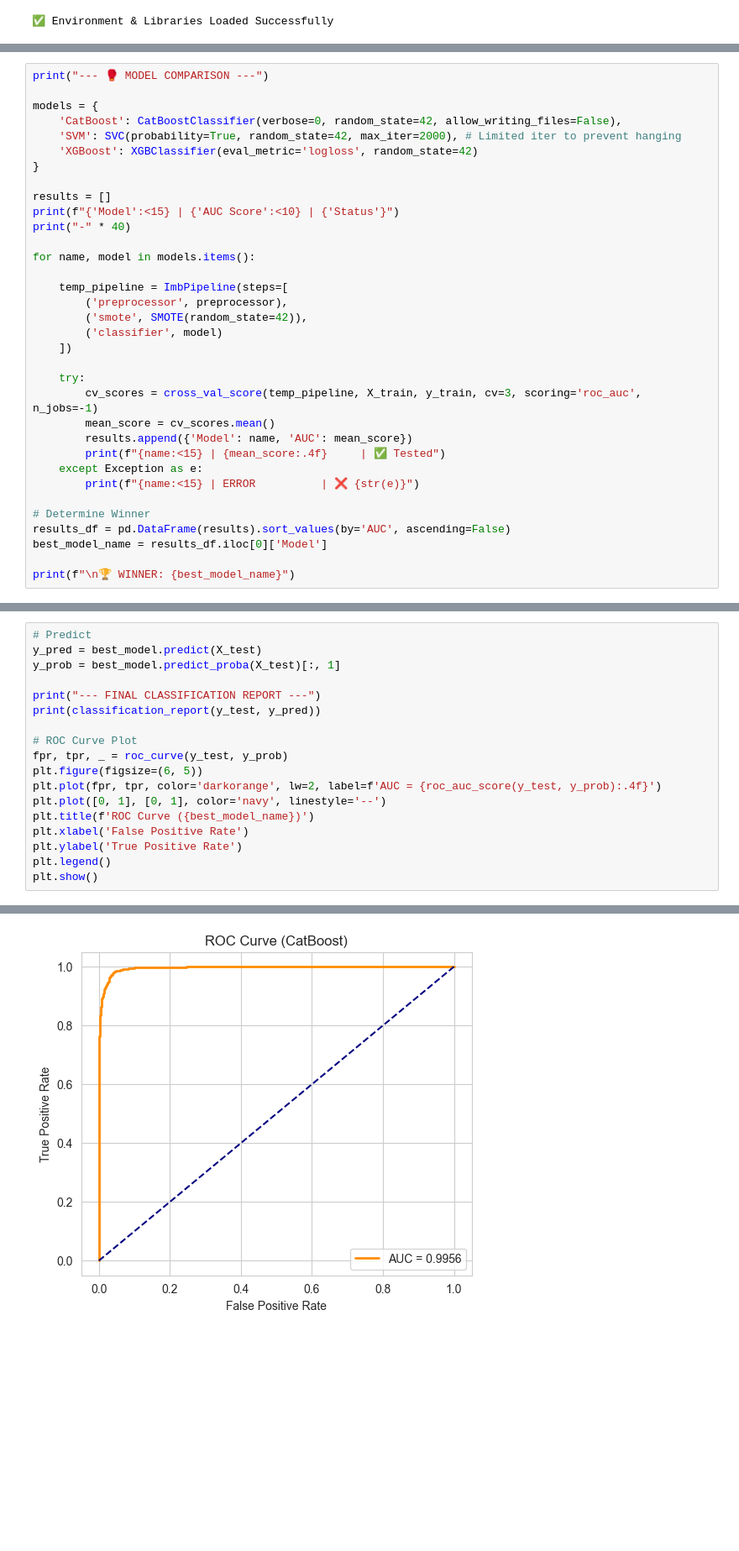
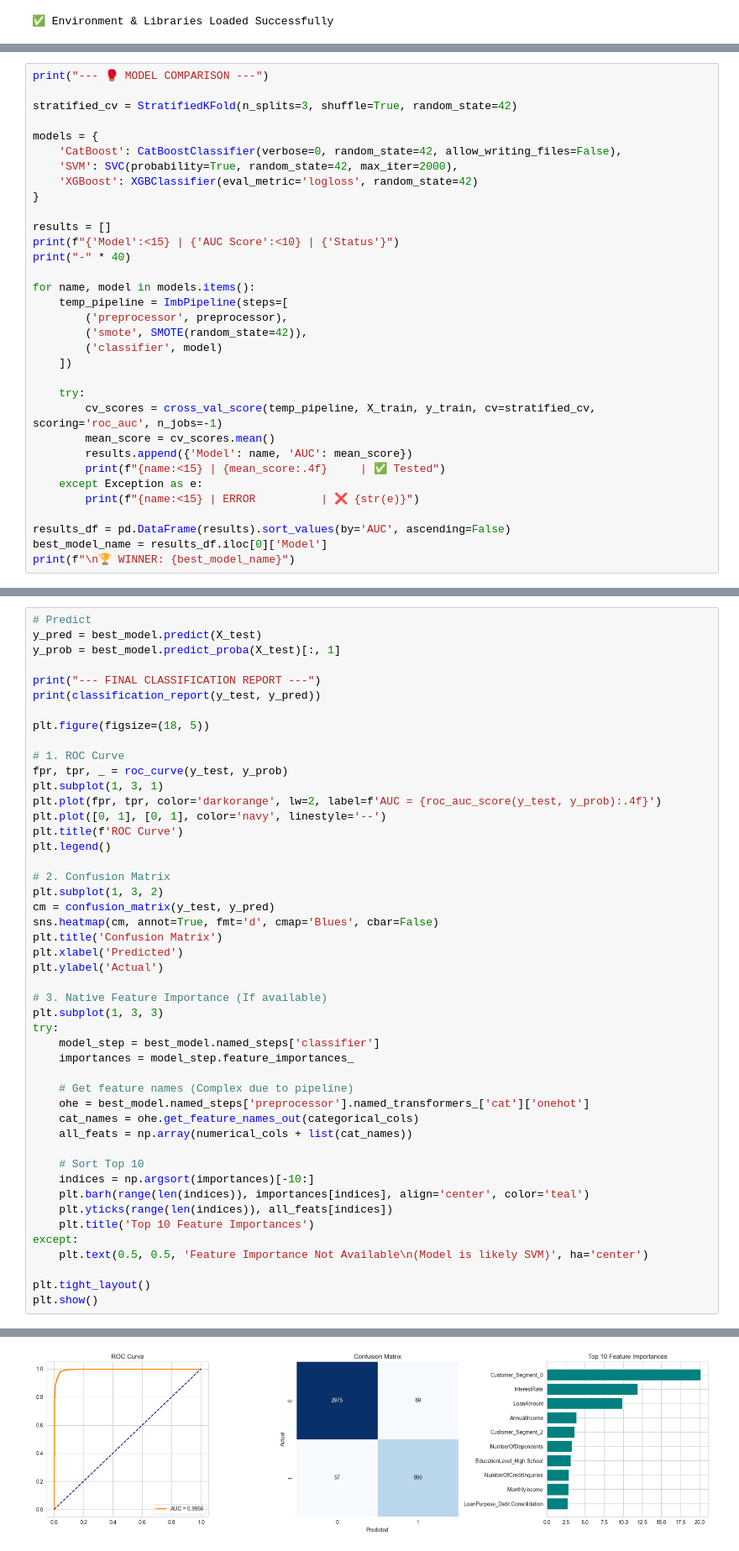
Before and after one commit to AnujanN/Financial-Risk-Modeling, a Jupyter notebook: Loan analysis.ipynb, the cells around one changed output, grey strips where cells are left out. Shown at 84% size. Cells and saved outputs as stored; diff of their text form; blank space fills up the shorter version.

```diff
--- a/Loan analysis.ipynb
+++ b/Loan analysis.ipynb
@@ -182,9 +221,11 @@ print("✅ Preprocessing Pipeline Configured")
 # %%
 print("--- 🥊 MODEL COMPARISON ---")
 
+stratified_cv = StratifiedKFold(n_splits=3, shuffle=True, random_state=42)
+
 models = {
     'CatBoost': CatBoostClassifier(verbose=0, random_state=42, allow_writing_files=False),
-    'SVM': SVC(probability=True, random_state=42, max_iter=2000), # Limited iter to prevent hanging
+    'SVM': SVC(probability=True, random_state=42, max_iter=2000),
     'XGBoost': XGBClassifier(eval_metric='logloss', random_state=42)
 }
 
@@ -193,7 +234,6 @@ print(f"{'Model':<15} | {'AUC Score':<10} | {'Status'}")
 print("-" * 40)
 
 for name, model in models.items():
-
     temp_pipeline = ImbPipeline(steps=[
         ('preprocessor', preprocessor),
         ('smote', SMOTE(random_state=42)),
@@ -201,17 +241,15 @@ for name, model in models.items():
     ])
 
     try:
-        cv_scores = cross_val_score(temp_pipeline, X_train, y_train, cv=3, scoring='roc_auc', n_jobs=-1)
+        cv_scores = cross_val_score(temp_pipeline, X_train, y_train, cv=stratified_cv, scoring='roc_auc', n_jobs=-1)
         mean_score = cv_scores.mean()
         results.append({'Model': name, 'AUC': mean_score})
         print(f"{name:<15} | {mean_score:.4f}     | ✅ Tested")
     except Exception as e:
         print(f"{name:<15} | ERROR          | ❌ {str(e)}")
 
-# Determine Winner
 results_df = pd.DataFrame(results).sort_values(by='AUC', ascending=False)
 best_model_name = results_df.iloc[0]['Model']
-
 print(f"\n🏆 WINNER: {best_model_name}")
 # %% [output]
 --- 🥊 MODEL COMPARISON ---
@@ -270,32 +300,61 @@ Fitting 3 folds for each of 4 candidates, totalling 12 fits
 # %%
 # Predict
 y_pred = best_model.predict(X_test)
 y_prob = best_model.predict_proba(X_test)[:, 1]
 
 print("--- FINAL CLASSIFICATION REPORT ---")
 print(classification_report(y_test, y_pred))
 
-# ROC Curve Plot
+plt.figure(figsize=(18, 5))
+
+# 1. ROC Curve
 fpr, tpr, _ = roc_curve(y_test, y_prob)
-plt.figure(figsize=(6, 5))
+plt.subplot(1, 3, 1)
 plt.plot(fpr, tpr, color='darkorange', lw=2, label=f'AUC = {roc_auc_score(y_test, y_prob):.4f}')
 plt.plot([0, 1], [0, 1], color='navy', linestyle='--')
-plt.title(f'ROC Curve ({best_model_name})')
-plt.xlabel('False Positive Rate')
-plt.ylabel('True Positive Rate')
+plt.title(f'ROC Curve')
 plt.legend()
+
+# 2. Confusion Matrix
+plt.subplot(1, 3, 2)
+cm = confusion_matrix(y_test, y_pred)
+sns.heatmap(cm, annot=True, fmt='d', cmap='Blues', cbar=False)
+plt.title('Confusion Matrix')
+plt.xlabel('Predicted')
+plt.ylabel('Actual')
+
+# 3. Native Feature Importance (If available)
+plt.subplot(1, 3, 3)
+try:
+    model_step = best_model.named_steps['classifier']
+    importances = model_step.feature_importances_
+
+    # Get feature names (Complex due to pipeline)
+    ohe = best_model.named_steps['preprocessor'].named_transformers_['cat']['onehot']
+    cat_names = ohe.get_feature_names_out(categorical_cols)
+    all_feats = np.array(numerical_cols + list(cat_names))
+
+    # Sort Top 10
+    indices = np.argsort(importances)[-10:]
+    plt.barh(range(len(indices)), importances[indices], align='center', color='teal')
+    plt.yticks(range(len(indices)), all_feats[indices])
+    plt.title('Top 10 Feature Importances')
+except:
+    plt.text(0.5, 0.5, 'Feature Importance Not Available\n(Model is likely SVM)', ha='center')
+
+plt.tight_layout()
 plt.show()
 # %% [output]
 --- FINAL CLASSIFICATION REPORT ---
               precision    recall  f1-score   support
 
            0       0.98      0.98      0.98      3044
            1       0.93      0.94      0.93       956
 
     accuracy                           0.97      4000
    macro avg       0.95      0.96      0.96      4000
 weighted avg       0.97      0.97      0.97      4000
-[figure, old version]
+[figure, new version]
 # %%
 print("--- OBJECTIVE B: RISK SCORE PREDICTION ---")
 
```
Also changed, not shown: parts of 14 cells of this notebook, 2 other files.
